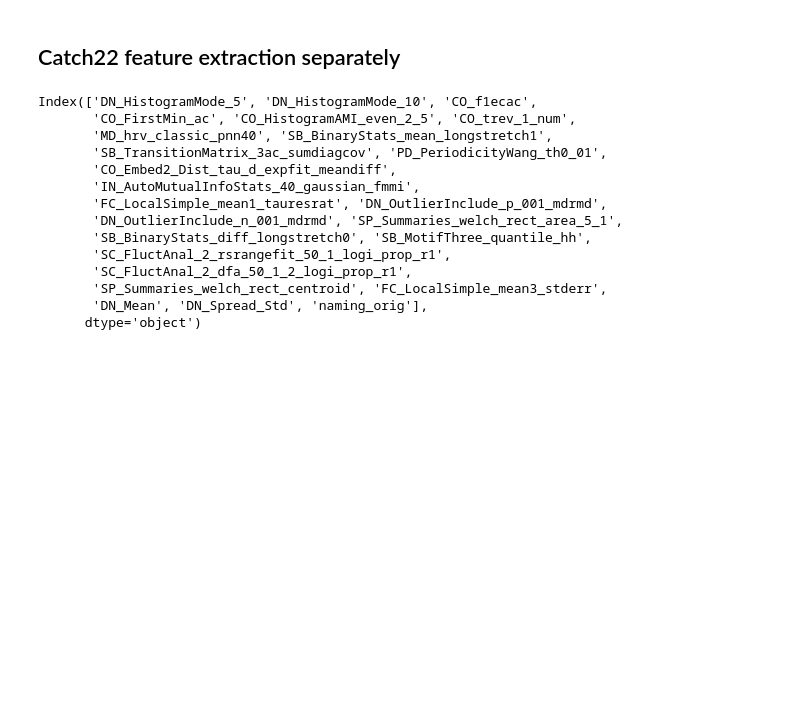
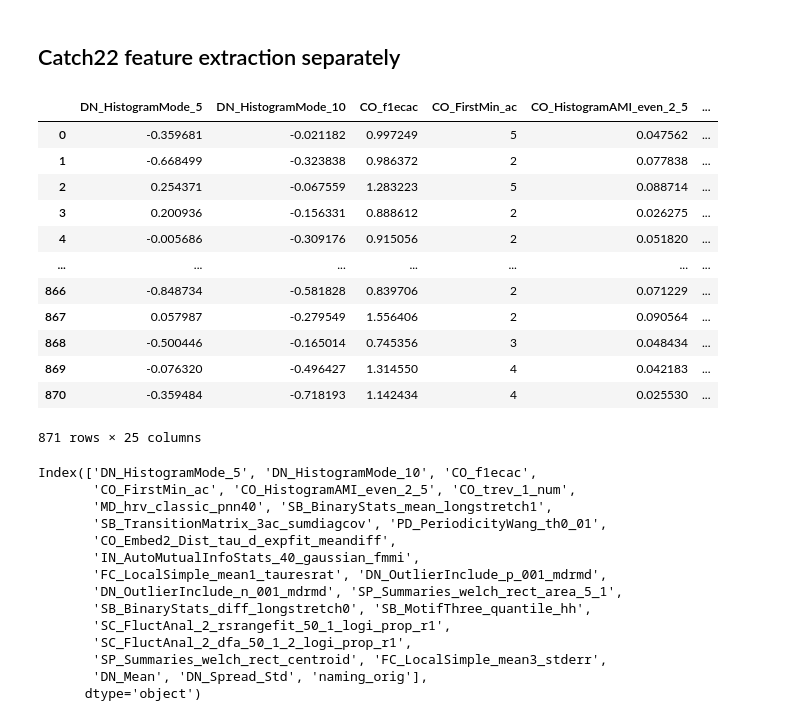
Before and after one commit to altairje/Meta-Algorithm-ATM, a Jupyter notebook: Feature_extraction.ipynb, the cells around one changed output. Cells and saved outputs as stored; diff of their text form; code cells hidden in the pictures; blank space fills up the shorter version.

```diff
--- a/Feature_extraction.ipynb
+++ b/Feature_extraction.ipynb
@@ -258,9 +257,9 @@ ts_tsf.to_csv('Tsfresh_features.csv')
 tsData = list(pd.read_csv('time_series\mipt_alpha\mipt_alpha_0.csv')['value'])
 pycatch22.CO_f1ecac(tsData)
 
-catch22_features = pycatch22.catch22_all(tsData,catch24=True)['names']
-catch22_features.append('naming_orig')
-catch22_df = pd.DataFrame(columns=catch22_features)
+catch22_features_names = pycatch22.catch22_all(tsData,catch24=True)['names']
+catch22_features_names.append('naming_orig')
+catch22_features = pd.DataFrame(columns=catch22_features_names)
 # %%
 for folder in folders:
     paths = list(folder.glob("*"))
@@ -271,5 +270,21 @@ for folder in folders:
             pycatch22.CO_f1ecac(tsData)
             values = pycatch22.catch22_all(tsData,catch24=True)['values']
             values.append(path.stem)
-            catch22_df.loc[len(catch22_df.index)] = values
+            catch22_features.loc[len(catch22_features.index)] = values
+# %%
+catch22_features
+# %% [output]
+|  | DN_HistogramMode_5 | DN_HistogramMode_10 | CO_f1ecac | CO_FirstMin_ac | CO_HistogramAMI_even_2_5 | ... |
+| 0 | -0.359681 | -0.021182 | 0.997249 | 5 | 0.047562 | ... |
+| 1 | -0.668499 | -0.323838 | 0.986372 | 2 | 0.077838 | ... |
+| 2 | 0.254371 | -0.067559 | 1.283223 | 5 | 0.088714 | ... |
+| 3 | 0.200936 | -0.156331 | 0.888612 | 2 | 0.026275 | ... |
+| 4 | -0.005686 | -0.309176 | 0.915056 | 2 | 0.051820 | ... |
+| ... | ... | ... | ... | ... | ... | ... |
+| 866 | -0.848734 | -0.581828 | 0.839706 | 2 | 0.071229 | ... |
+| 867 | 0.057987 | -0.279549 | 1.556406 | 2 | 0.090564 | ... |
+| 868 | -0.500446 | -0.165014 | 0.745356 | 3 | 0.048434 | ... |
+| 869 | -0.076320 | -0.496427 | 1.314550 | 4 | 0.042183 | ... |
+| 870 | -0.359484 | -0.718193 | 1.142434 | 4 | 0.025530 | ... |
+871 rows × 25 columns
 # %%
```
Also changed, not shown: parts of 11 cells of this notebook.
